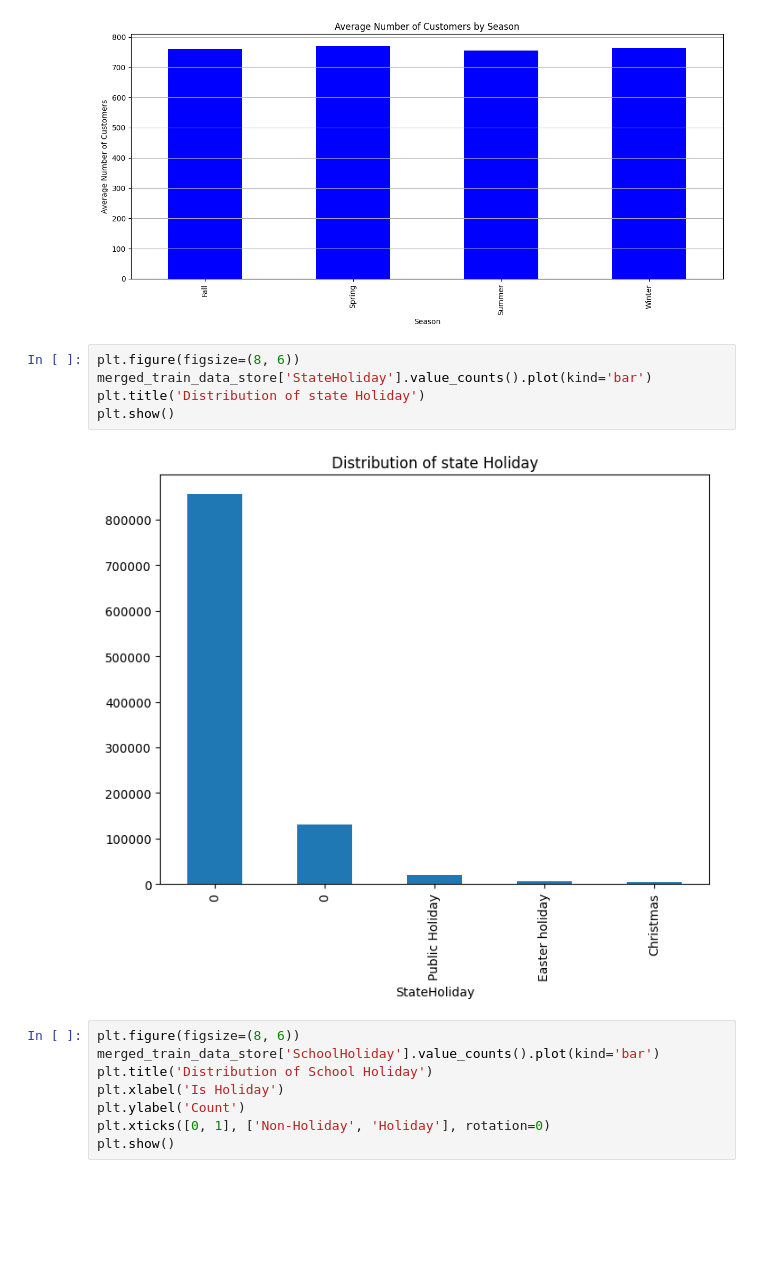
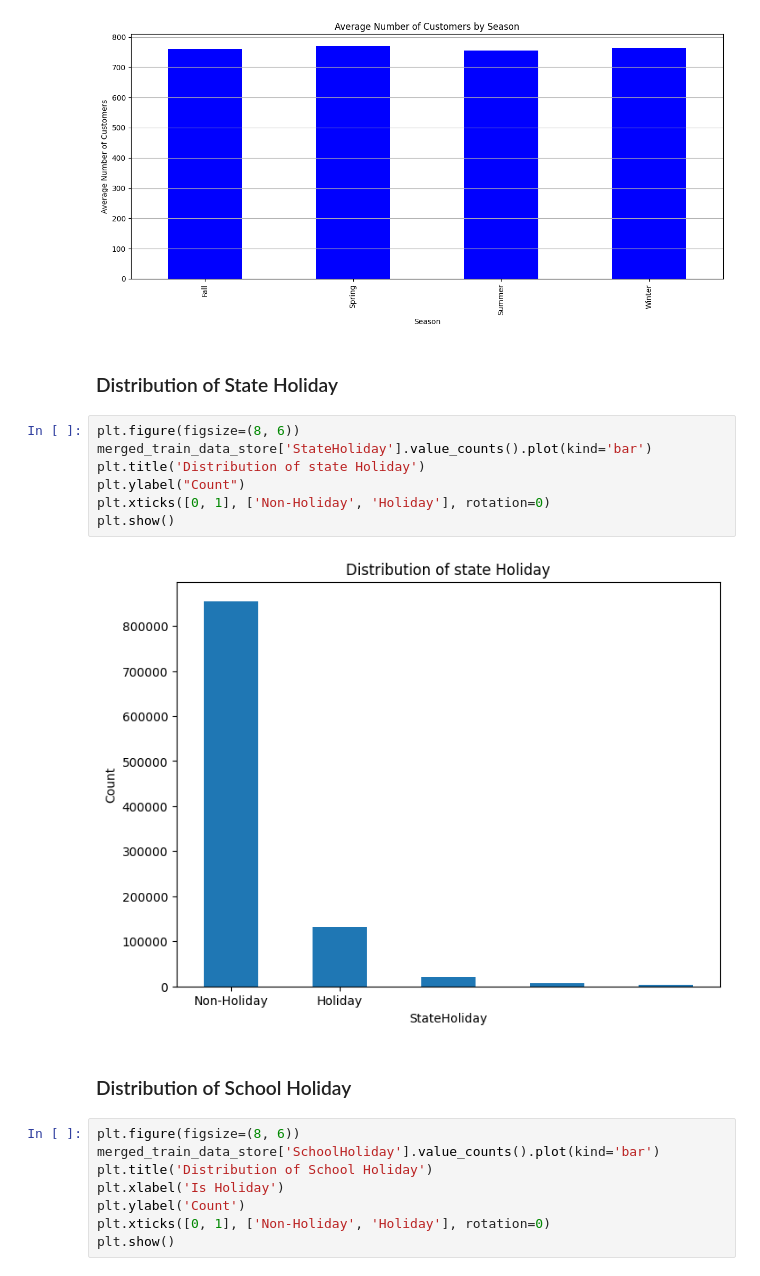
Before and after one commit to GuleWako/10Acadamey-week-4-Pharmaceuticals-finance-data-Analysis, a Jupyter notebook: notebooks/exploratory_analysis_for_forecast.ipynb, the cells around one changed output. Drawn from its saved outputs; the diff is of its cells as text; blank space fills up the shorter version.

```diff
--- a/notebooks/exploratory_analysis_for_forecast.ipynb
+++ b/notebooks/exploratory_analysis_for_forecast.ipynb
@@ -725,13 +701,19 @@ plt.tight_layout()
 plt.show()
 # %% [output]
 [figure]
+# %% [markdown]
+### Distribution of State Holiday
 # %%
 plt.figure(figsize=(8, 6))
 merged_train_data_store['StateHoliday'].value_counts().plot(kind='bar')
 plt.title('Distribution of state Holiday')
+plt.ylabel("Count")
+plt.xticks([0, 1], ['Non-Holiday', 'Holiday'], rotation=0)
 plt.show()
 # %% [output]
-[figure, old version]
+[figure, new version]
+# %% [markdown]
+### Distribution of School Holiday
 # %%
 plt.figure(figsize=(8, 6))
 merged_train_data_store['SchoolHoliday'].value_counts().plot(kind='bar')
```
Also changed, not shown: parts of 31 cells of this notebook, 3 other files.
